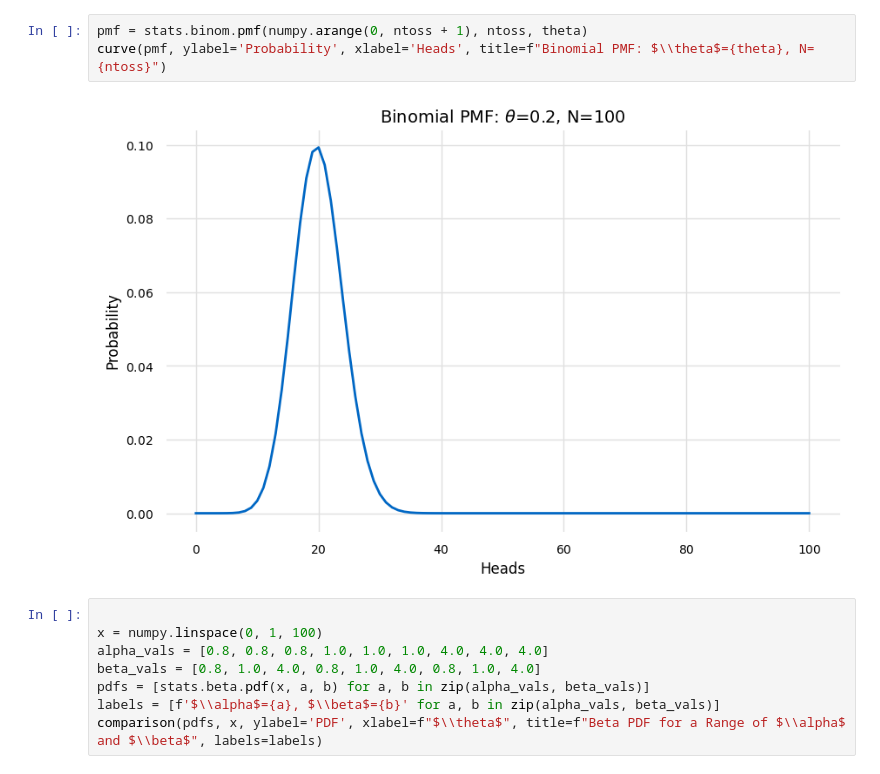
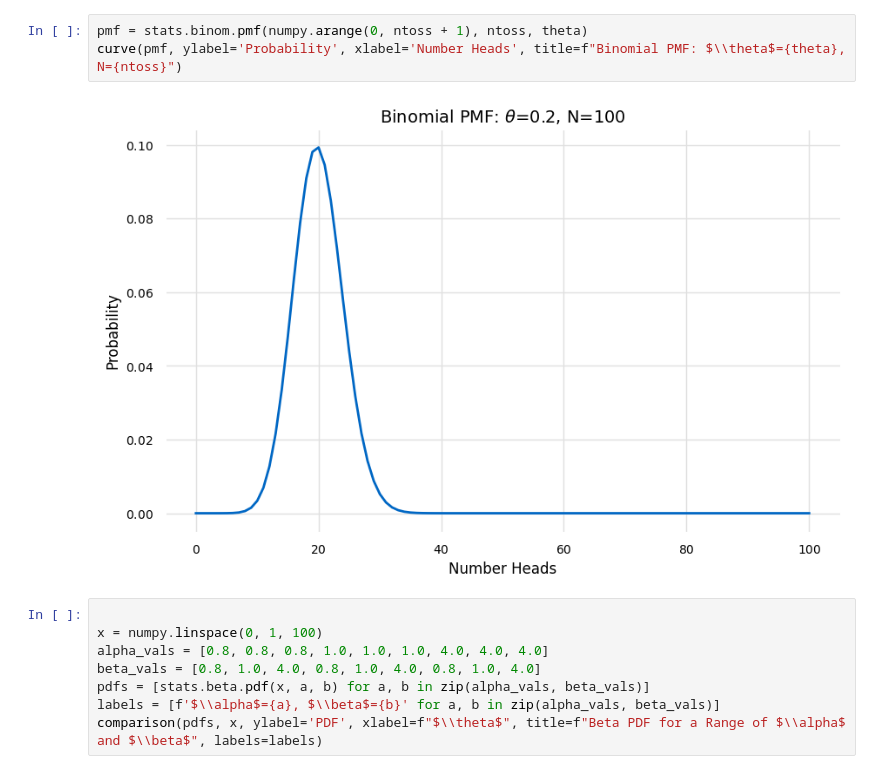
Before and after one commit to glyfish/PyMC, a Jupyter notebook: notebooks/Baysian Analysis with Python/exp_1_coin_flip.ipynb, the cells around one changed output. Cells and saved outputs as stored; diff of their text form.

```diff
--- a/notebooks/Baysian Analysis with Python/exp_1_coin_flip.ipynb
+++ b/notebooks/Baysian Analysis with Python/exp_1_coin_flip.ipynb
@@ -99,8 +114,8 @@ bar(coin_toss, ylabel='Messages', xlabel='Toss', title=f"{ntoss: ,} Coin Tosses\
 # %%
 pmf = stats.binom.pmf(numpy.arange(0, ntoss + 1), ntoss, theta)
-curve(pmf, ylabel='Probability', xlabel='Heads', title=f"Binomial PMF: $\\theta$={theta}, N={ntoss}")
+curve(pmf, ylabel='Probability', xlabel='Number Heads', title=f"Binomial PMF: $\\theta$={theta}, N={ntoss}")
 # %% [output]
-[figure, old version]
+[figure, new version]
 # %%
 
 x = numpy.linspace(0, 1, 100)
```
Also changed, not shown: parts of 18 cells of this notebook.
